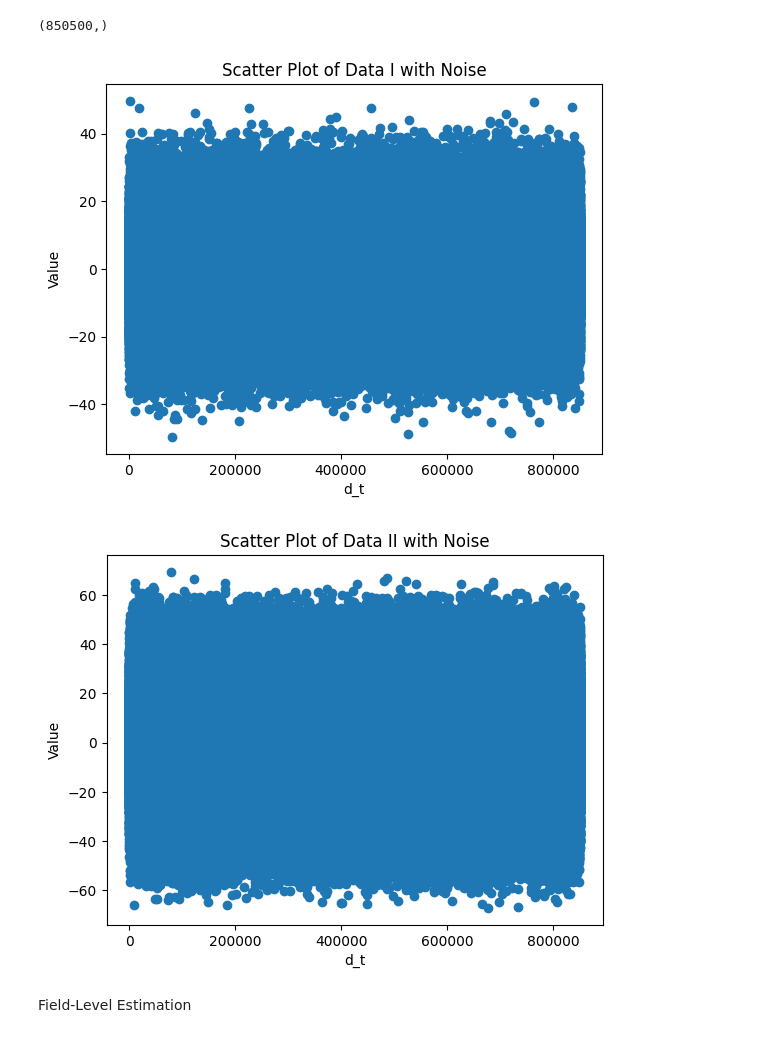
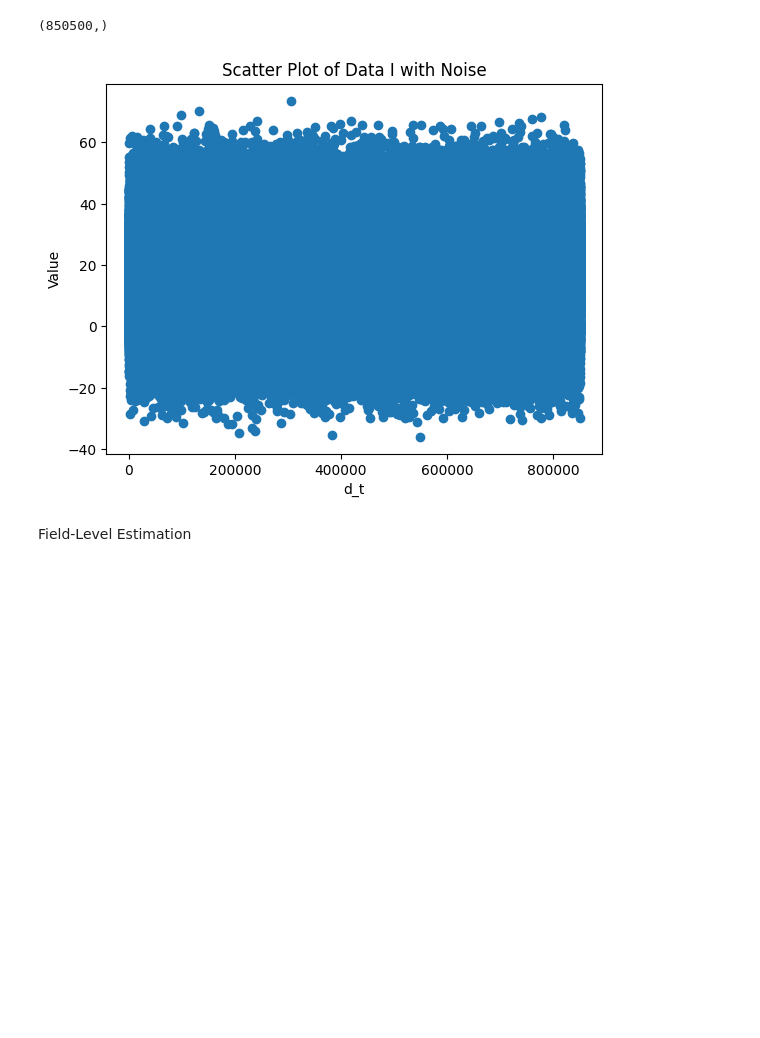
Before and after one commit to Rachel-0420/Toy-Model-for-Field-Level, a Jupyter notebook: SPT-3G_simulation.ipynb, the cells around one changed output. Drawn from its saved outputs; the diff is of its cells as text; code cells hidden in the pictures; blank space fills up the shorter version.

```diff
--- a/SPT-3G_simulation.ipynb
+++ b/SPT-3G_simulation.ipynb
@@ -35,8 +35,8 @@ N_d, N_t, N_p = 2700, int(150 * 2.1), 10
 #         signal_org[i][j] = 10 * (i + 1) * math.sin((2 * math.pi / N_p) * j)
 # signal_org = np.array(signal_org)
 # print(np.shape(signal_org))
-signal_1 = np.random.uniform(low=-5, high=5, size=N_p*N_d)
-signal_2 = np.random.uniform(low=-30, high=30, size=N_p*N_d)
+signal_1 = np.random.uniform(low=5, high=30, size=N_p*N_d)
+# signal_2 = np.random.uniform(low=-30, high=30, size=N_p*N_d)
 
 # converted signal array
 #bsignal = signal_org.reshape(N_d * N_p,)
@@ -163,20 +161,19 @@ Data_2 = input_2 + noise_2
 # %%
 # Scatter Plot of Data
 
 plt.scatter(range(len(Data_1)), Data_1)
 plt.xlabel("d_t")
 plt.ylabel("Value")
 plt.title("Scatter Plot of Data I with Noise")
 plt.show()
 
-plt.scatter(range(len(Data_2)), Data_2)
-plt.xlabel("d_t")
-plt.ylabel("Value")
-plt.title("Scatter Plot of Data II with Noise")
-plt.show()
+# plt.scatter(range(len(Data_2)), Data_2)
+# plt.xlabel("d_t")
+# plt.ylabel("Value")
+# plt.title("Scatter Plot of Data II with Noise")
+# plt.show()
 # %% [output]
-[figure, old version]
+[figure, new version]
-[figure, removed]
 # %% [markdown]
 Field-Level Estimation
 # %%
```
Also changed, not shown: parts of 9 cells of this notebook.
